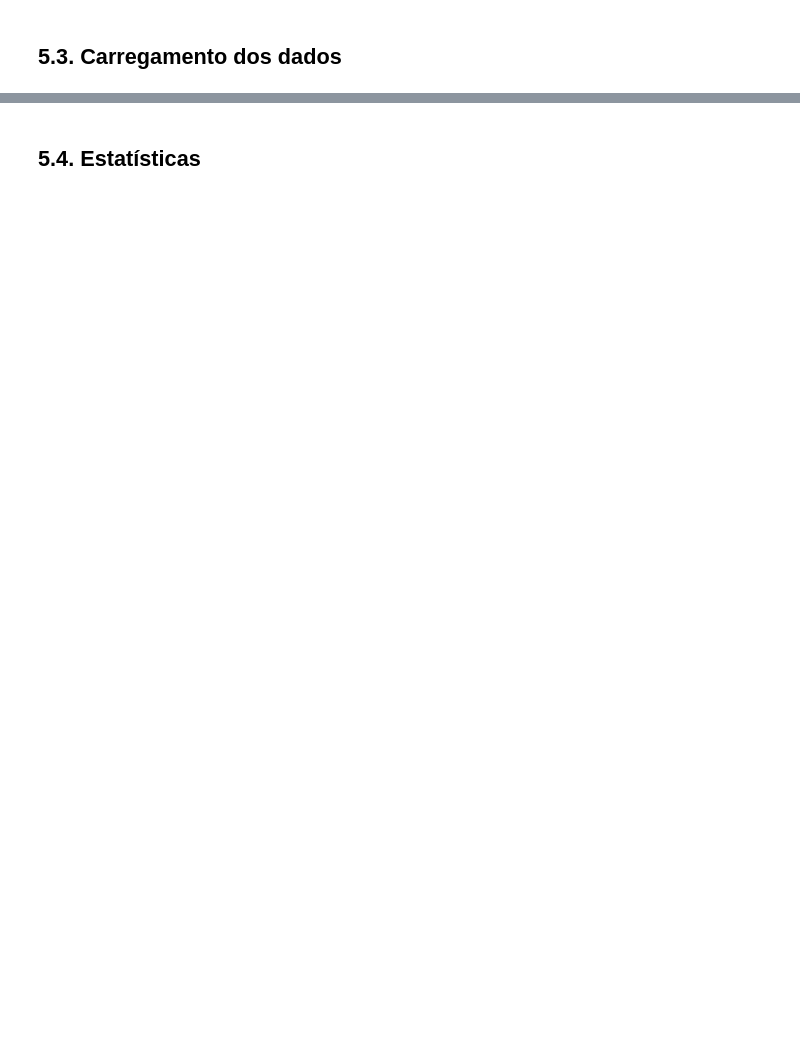
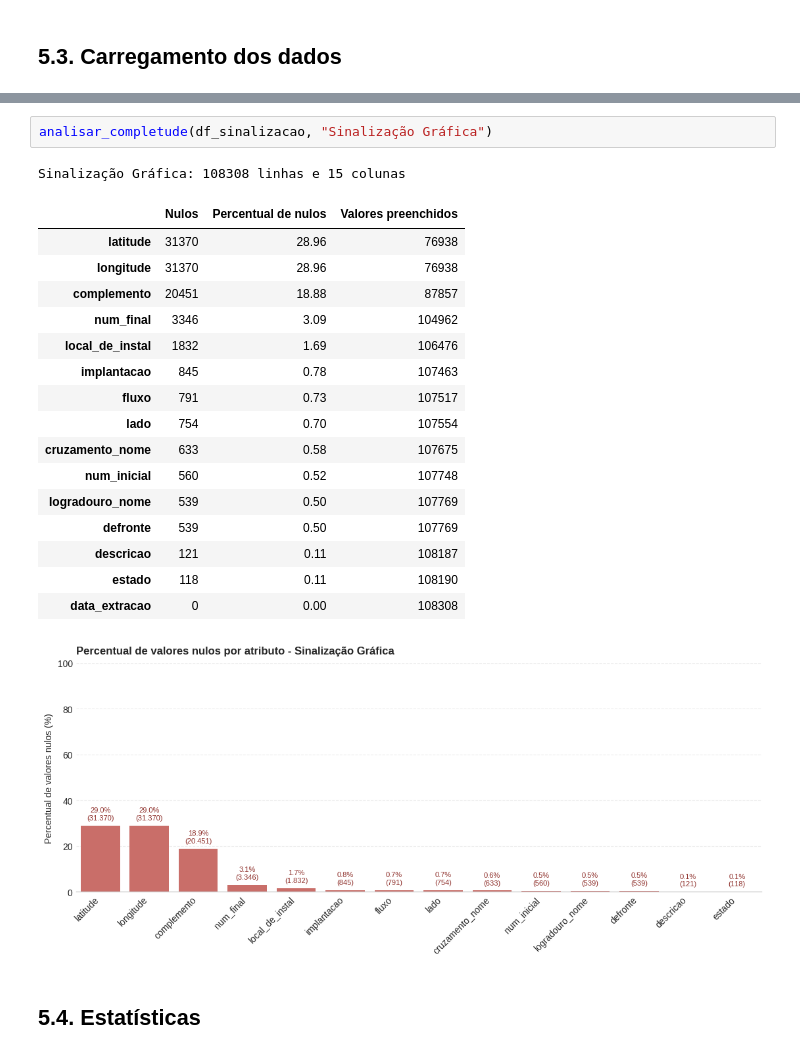
Before and after one commit to RafaFBorges/IA001-Tarefa-1, a Jupyter notebook: atividade01_proposta_analise_visual.ipynb, the cells around one changed output, grey strips where cells are left out. Drawn from its saved outputs; the diff is of its cells as text; blank space fills up the shorter version.

```diff
--- a/atividade01_proposta_analise_visual.ipynb
+++ b/atividade01_proposta_analise_visual.ipynb
@@ -381,2 +470,23 @@ display(df_sinalizacao.head())
+# %%
+analisar_completude(df_sinalizacao, "Sinalização Gráfica")
+# %% [output]
+Sinalização Gráfica: 108308 linhas e 15 colunas
+|  | Nulos | Percentual de nulos | Valores preenchidos |
+| latitude | 31370 | 28.96 | 76938 |
+| longitude | 31370 | 28.96 | 76938 |
+| complemento | 20451 | 18.88 | 87857 |
+| num_final | 3346 | 3.09 | 104962 |
+| local_de_instal | 1832 | 1.69 | 106476 |
+| implantacao | 845 | 0.78 | 107463 |
+| fluxo | 791 | 0.73 | 107517 |
+| lado | 754 | 0.70 | 107554 |
+| cruzamento_nome | 633 | 0.58 | 107675 |
+| num_inicial | 560 | 0.52 | 107748 |
+| logradouro_nome | 539 | 0.50 | 107769 |
+| defronte | 539 | 0.50 | 107769 |
+| descricao | 121 | 0.11 | 108187 |
+| estado | 118 | 0.11 | 108190 |
+| data_extracao | 0 | 0.00 | 108308 |
+[figure, added]
 # %% [markdown]
 ## 5.4. Estatísticas
```
Also changed, not shown: parts of 16 cells of this notebook.
